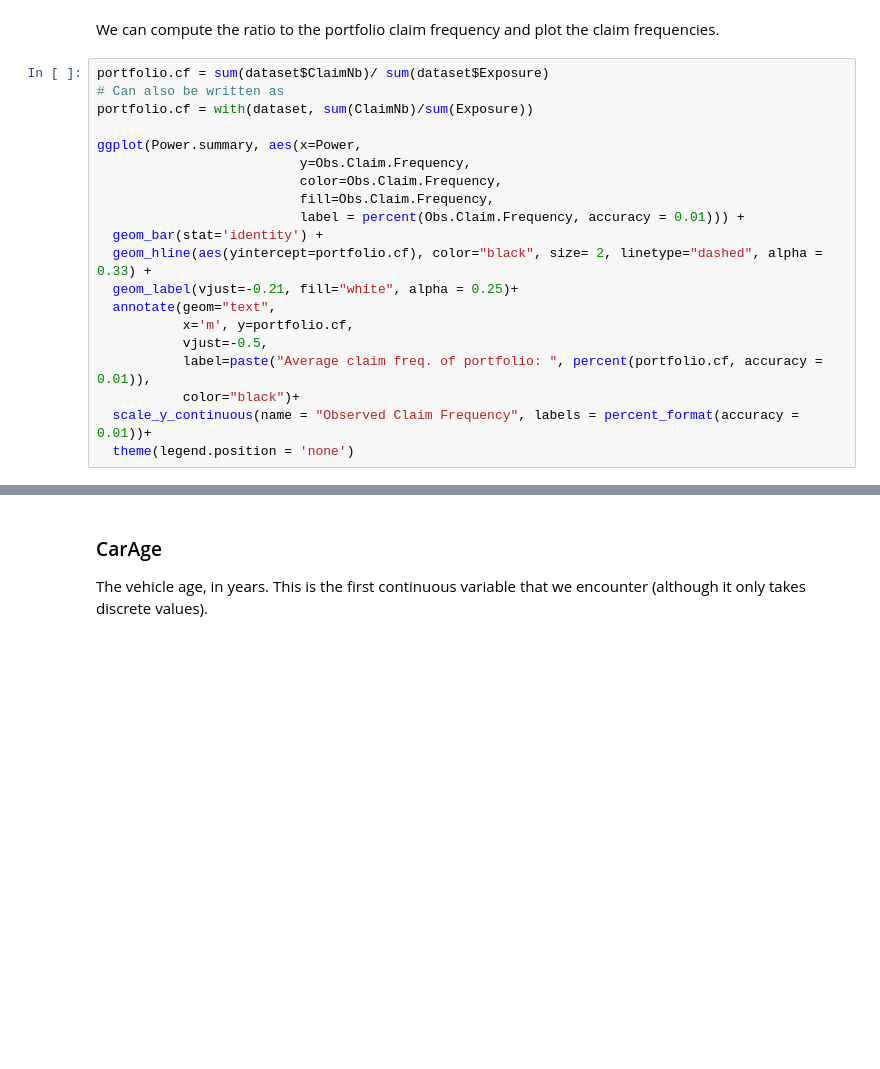
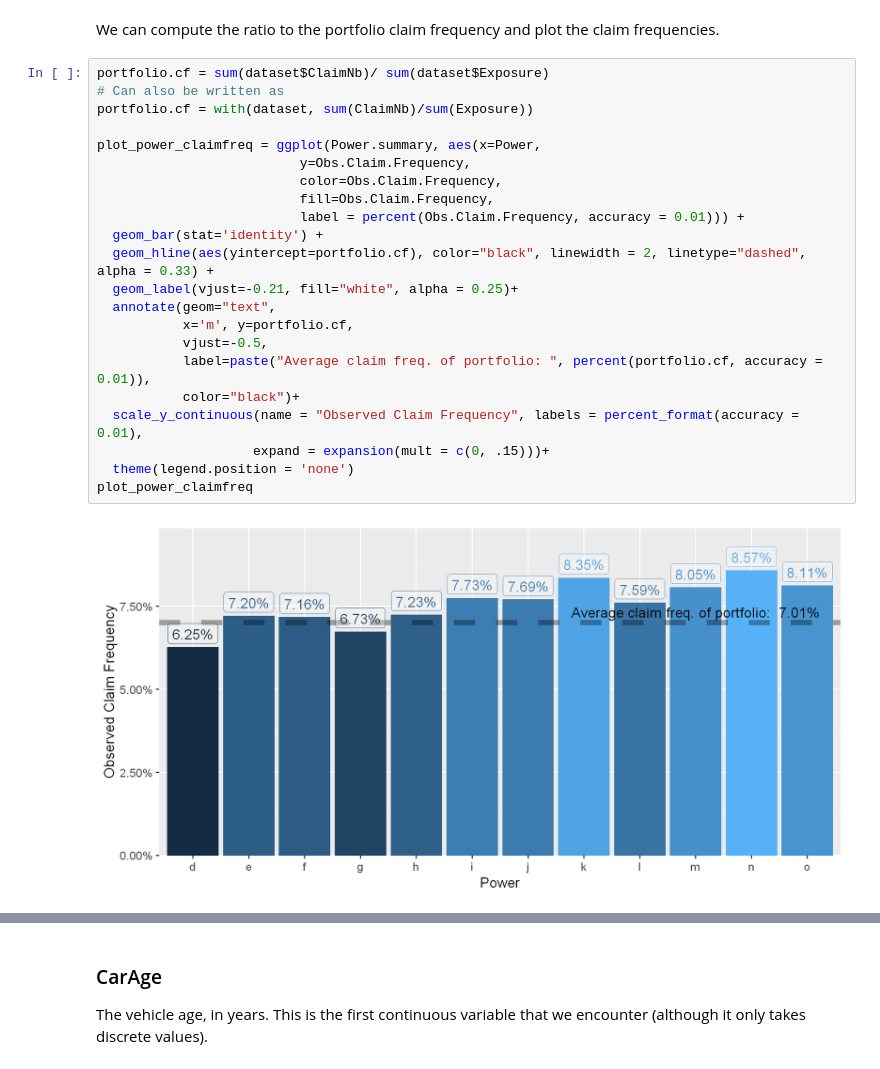
Before and after one commit to fpechon/UCLouvain-LACTU2110, a Jupyter notebook: 1. Introduction/1. Brief Introduction to R and Descriptive Analysis of the Dataset.ipynb, the cells around one changed output, grey strips where cells are left out. Saved outputs shown, nothing was run; the diff lists cells and outputs as text; blank space fills up the shorter version.

```diff
--- a/1. Introduction/1. Brief Introduction to R and Descriptive Analysis of the Dataset.ipynb
+++ b/1. Introduction/1. Brief Introduction to R and Descriptive Analysis of the Dataset.ipynb
@@ -234,20 +366,24 @@ We can compute the ratio to the portfolio claim frequency and plot the claim fre
 # %%
 portfolio.cf = sum(dataset$ClaimNb)/ sum(dataset$Exposure)
 # Can also be written as
 portfolio.cf = with(dataset, sum(ClaimNb)/sum(Exposure))
 
-ggplot(Power.summary, aes(x=Power,
+plot_power_claimfreq = ggplot(Power.summary, aes(x=Power,
                           y=Obs.Claim.Frequency,
                           color=Obs.Claim.Frequency,
                           fill=Obs.Claim.Frequency,
                           label = percent(Obs.Claim.Frequency, accuracy = 0.01))) +
   geom_bar(stat='identity') +
-  geom_hline(aes(yintercept=portfolio.cf), color="black", size= 2, linetype="dashed", alpha = 0.33) +
+  geom_hline(aes(yintercept=portfolio.cf), color="black", linewidth = 2, linetype="dashed", alpha = 0.33) +
   geom_label(vjust=-0.21, fill="white", alpha = 0.25)+
   annotate(geom="text",
            x='m', y=portfolio.cf,
            vjust=-0.5,
            label=paste("Average claim freq. of portfolio: ", percent(portfolio.cf, accuracy = 0.01)),
            color="black")+
-  scale_y_continuous(name = "Observed Claim Frequency", labels = percent_format(accuracy = 0.01))+
+  scale_y_continuous(name = "Observed Claim Frequency", labels = percent_format(accuracy = 0.01),
+                    expand = expansion(mult = c(0, .15)))+
   theme(legend.position = 'none')
+plot_power_claimfreq
+# %% [output]
+[figure, added]
```
Also changed, not shown: parts of 53 cells of this notebook, 27 other files.
